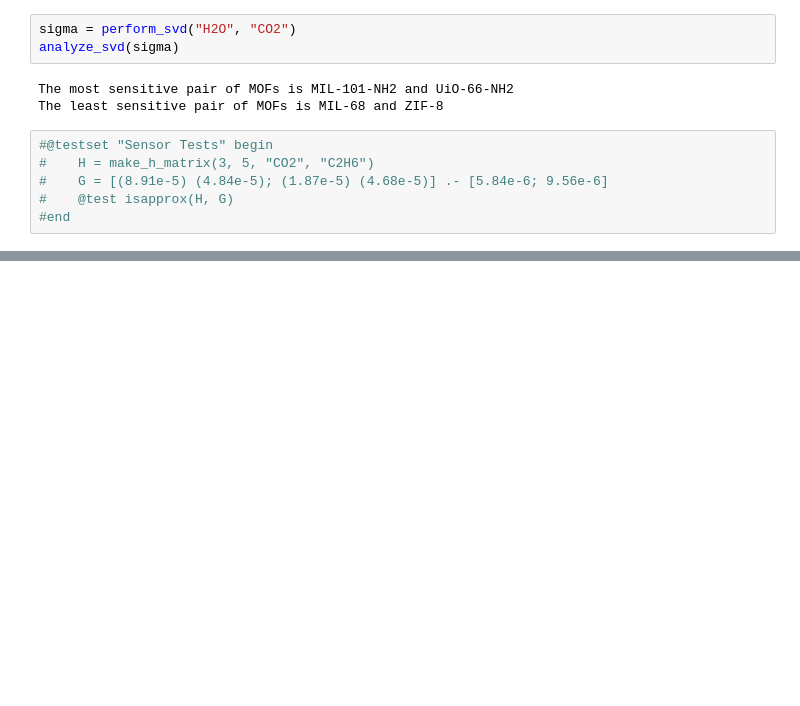
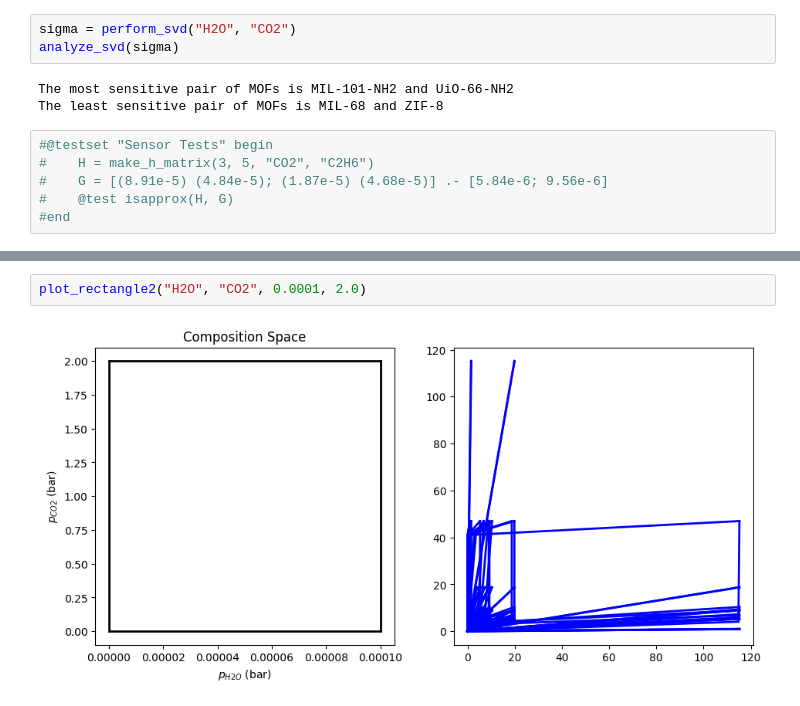
Before and after one commit to SimonEnsemble/sensor_arrays, a Jupyter notebook: src/Sensor_notebook.ipynb, the cells around one changed output, grey strips where cells are left out. Drawn from its saved outputs; the diff is of its cells as text; blank space fills up the shorter version.

```diff
--- a/src/Sensor_notebook.ipynb
+++ b/src/Sensor_notebook.ipynb
@@ -460,0 +560,4 @@ TestSetException: Some tests did not pass: 0 passed, 1 failed, 0 errored, 0 brok
+# %%
+plot_rectangle2("H2O", "CO2", 0.0001, 2.0)
+# %% [output]
+[figure, added]
```
Also changed, not shown: parts of 10 cells of this notebook, 2 other files.
